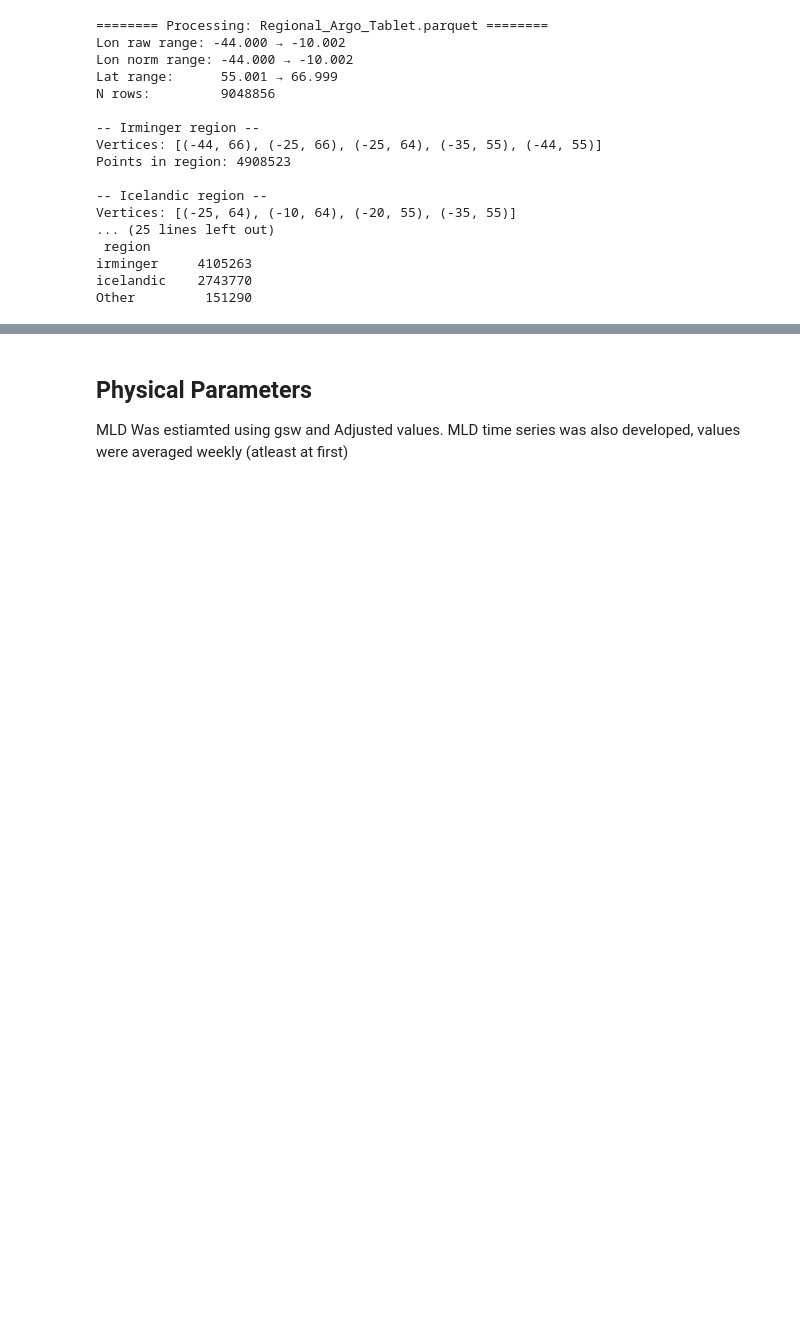
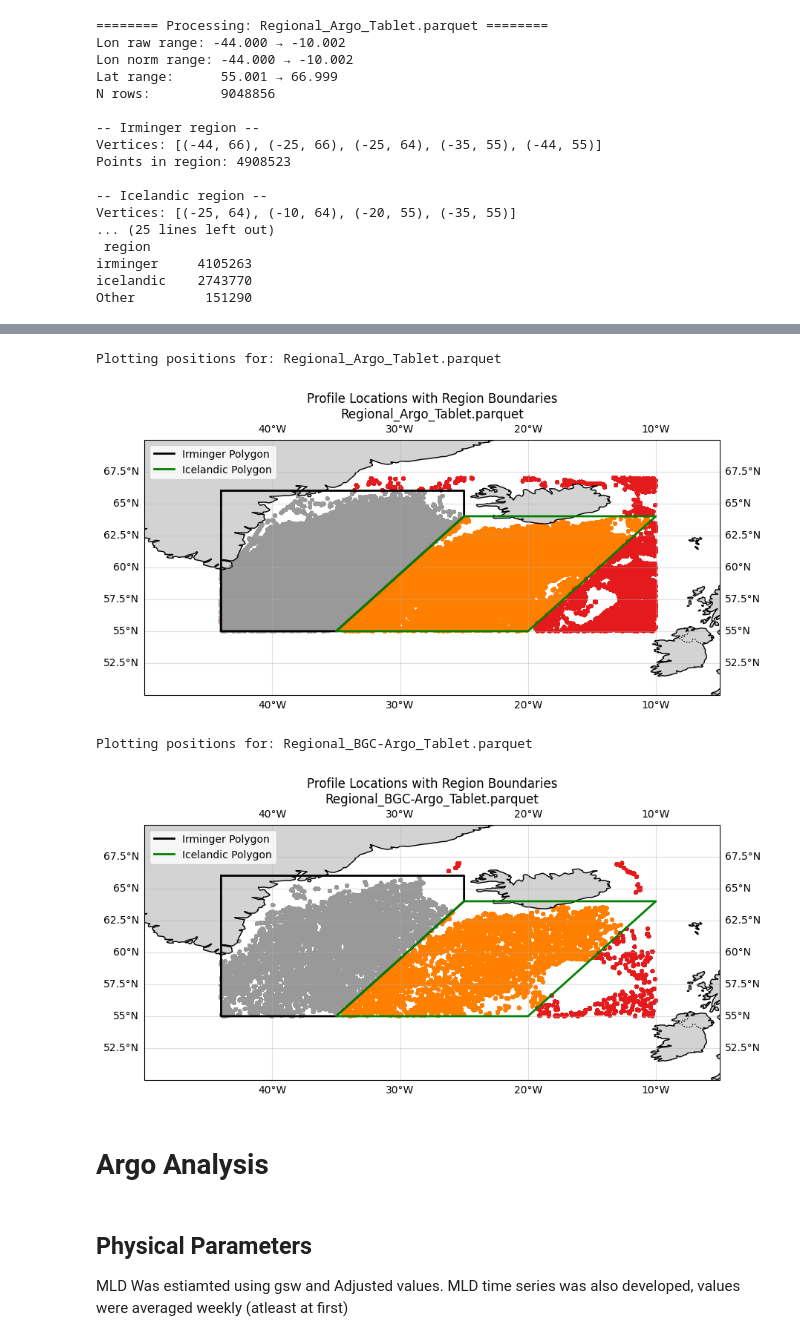
Before and after one commit to ROYVNZ/Mas, a Jupyter notebook: scripts/Argo_Analysis.ipynb, the cells around one changed output, grey strips where cells are left out. Saved outputs shown, nothing was run; the diff lists cells and outputs as text; code cells hidden in the pictures; blank space fills up the shorter version.

```diff
--- a/scripts/Argo_Analysis.ipynb
+++ b/scripts/Argo_Analysis.ipynb
@@ -968,3 +1011,68 @@ TIME range: 2010-08-05 04:35:00 → 2025-07-31 11:51:57.020999936
+# %%
+# Plotting the location of the floats
+# -------------------------------------------------------
+# PLOT PROFILE LOCATIONS WITH REGION POLYGONS
+# -------------------------------------------------------
+
+import matplotlib.pyplot as plt
+import cartopy.crs as ccrs
+import cartopy.feature as cfeature
+
+# Reload DataFrame (already includes region labels)
+for parquet_path in parquets:
+    print(f"\nPlotting positions for: {parquet_path.name}")
+    df = pd.read_parquet(parquet_path)
+
+    # Normalise longitude
+    lon = ((df["LONGITUDE"] + 180) % 360) - 180
+    lat = df["LATITUDE"]
+
+    # Setup figure
+    fig = plt.figure(figsize=(10, 8))
+    ax = plt.axes(projection=ccrs.PlateCarree())
+
+    # Map extent (adjust if needed)
+    ax.set_extent([-50, -5, 50, 70], crs=ccrs.PlateCarree())
+
+    # Add base features
+    ax.add_feature(cfeature.LAND, color="lightgray")
+    ax.add_feature(cfeature.COASTLINE)
+    ax.add_feature(cfeature.BORDERS, linestyle=":")
+    ax.gridlines(draw_labels=True, alpha=0.4)
+
+    # --- Plot the profile points ---
+    scatter = ax.scatter(
+        lon,
+        lat,
+        c=df["region"].astype("category").cat.codes,
+        s=8,
+        alpha=0.7,
+        cmap="Set1",
+        transform=ccrs.PlateCarree(),
+    )
+
+    # --- Plot the two polygons (region boundaries) ---
+    irm_lons, irm_lats = zip(*irminger_vertices)
+    ax.plot(irm_lons + (irm_lons[0],),
+            irm_lats + (irm_lats[0],),
+            "-k", lw=2, label="Irminger Polygon")
+
+    ice_lons, ice_lats = zip(*icelandic_vertices)
+    ax.plot(ice_lons + (ice_lons[0],),
+            ice_lats + (ice_lats[0],),
+            "-g", lw=2, label="Icelandic Polygon")
+
+    # --- Legend ---
+    plt.title(f"Profile location within Defined Regions.")
+    plt.legend()
+    plt.show()
+# %% [output]
+Plotting positions for: Regional_Argo_Tablet.parquet
+[figure, added]
+Plotting positions for: Regional_BGC-Argo_Tablet.parquet
+[figure, added]
+# %% [markdown]
+# Argo Analysis
 # %% [markdown]
 ## Physical Parameters
 
```
Also changed, not shown: parts of 33 cells of this notebook, 2 other files.
